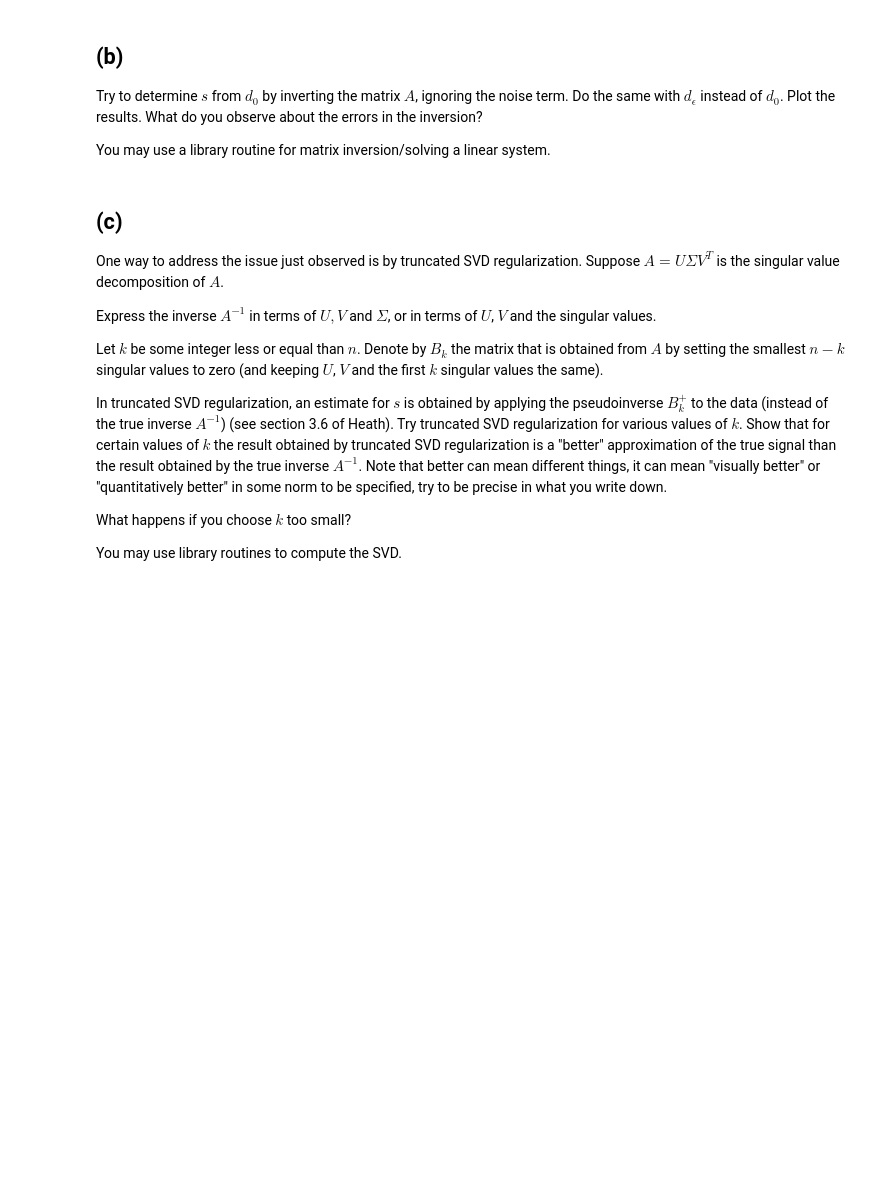
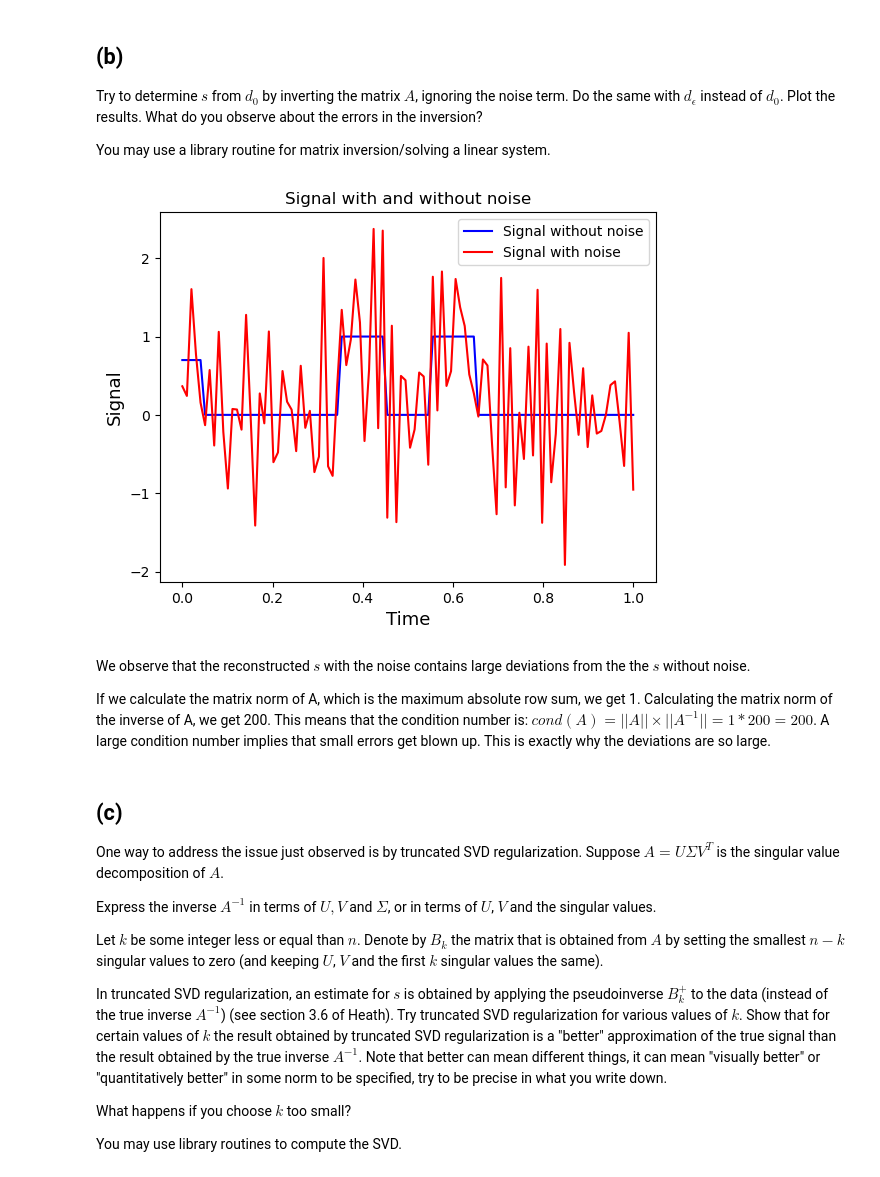
Before and after one commit to NaniHazbolatow/5284NUAL6Y, a Jupyter notebook: hw2.ipynb, the cells around one changed output. Cells and saved outputs as stored; diff of their text form; code cells hidden in the pictures; blank space fills up the shorter version.

```diff
--- a/hw2.ipynb
+++ b/hw2.ipynb
@@ -161,7 +191,23 @@ Do the same with $d_\epsilon$ instead of $d_0$. Plot the results. What do you ob
 
 You may use a library routine for matrix inversion/solving a linear system.
 # %%
-# YOUR CODE HERE
+A_inv = np.linalg.inv(A)
+s_0 = A_inv @ d_0
+s_eps = A_inv @ d_eps
+
+plt.plot(time, s_0, color='blue', label='Signal without noise')
+plt.plot(time, s_eps, color='red', label='Signal with noise')
+plt.xlabel('Time', fontsize=13)
+plt.ylabel('Signal', fontsize=13)
+plt.legend()
+plt.title('Signal with and without noise')
+plt.show()
+# %% [output]
+[figure, added]
+# %% [markdown]
+We observe that the reconstructed $s$ with the noise contains large deviations from the the $s$ without noise.
+
+If we calculate the matrix norm of A, which is the maximum absolute row sum, we get 1. Calculating the matrix norm of the inverse of A, we get 200. This means that the condition number is: $cond(A) = ||A||\times ||A^{-1}|| = 1 * 200 = 200$. A large condition number implies that small errors get blown up. This is exactly why the deviations are so large.
 # %% [markdown]
 ## (c)
 One way to address the issue just observed is by truncated SVD regularization. Suppose $A = U \Sigma V^T$ is the singular value decomposition of $A$.
```
Also changed, not shown: parts of 9 cells of this notebook.
